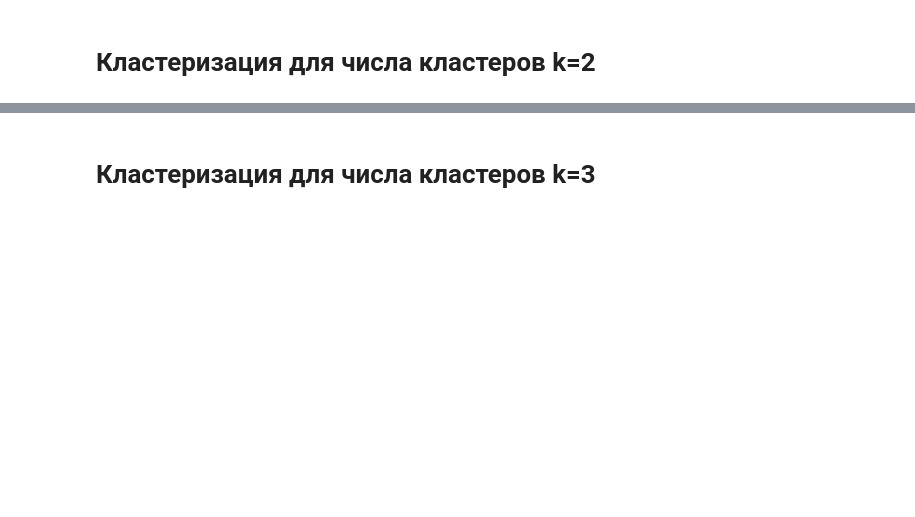
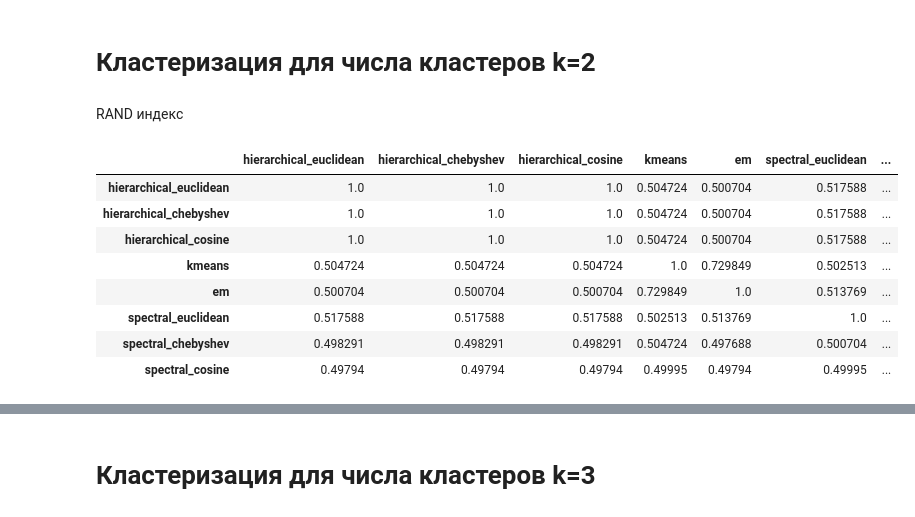
Before and after one commit to Vladislav-Kanev/Clustering_lab2, a Jupyter notebook: report.ipynb, the cells around one changed output, grey strips where cells are left out. Drawn from its saved outputs; the diff is of its cells as text; code cells hidden in the pictures; blank space fills up the shorter version.

Commit message:
added rand index calculation

```diff
--- a/report.ipynb
+++ b/report.ipynb
@@ -205,3 +207,17 @@ clusterization_k2 = {
         }
     },
 }
+# %% [markdown]
+RAND индекс
+# %%
+calculate_rand_index(clusterization_k2['data_x'])
+# %% [output]
+|  | hierarchical_euclidean | hierarchical_chebyshev | hierarchical_cosine | kmeans | em | spectral_euclidean | ... |
+| hierarchical_euclidean | 1.0 | 1.0 | 1.0 | 0.504724 | 0.500704 | 0.517588 | ... |
+| hierarchical_chebyshev | 1.0 | 1.0 | 1.0 | 0.504724 | 0.500704 | 0.517588 | ... |
+| hierarchical_cosine | 1.0 | 1.0 | 1.0 | 0.504724 | 0.500704 | 0.517588 | ... |
+| kmeans | 0.504724 | 0.504724 | 0.504724 | 1.0 | 0.729849 | 0.502513 | ... |
+| em | 0.500704 | 0.500704 | 0.500704 | 0.729849 | 1.0 | 0.513769 | ... |
+| spectral_euclidean | 0.517588 | 0.517588 | 0.517588 | 0.502513 | 0.513769 | 1.0 | ... |
+| spectral_chebyshev | 0.498291 | 0.498291 | 0.498291 | 0.504724 | 0.497688 | 0.500704 | ... |
+| spectral_cosine | 0.49794 | 0.49794 | 0.49794 | 0.49995 | 0.49794 | 0.49995 | ... |
```
Also changed, not shown: parts of 12 cells of this notebook, 1 other file.
